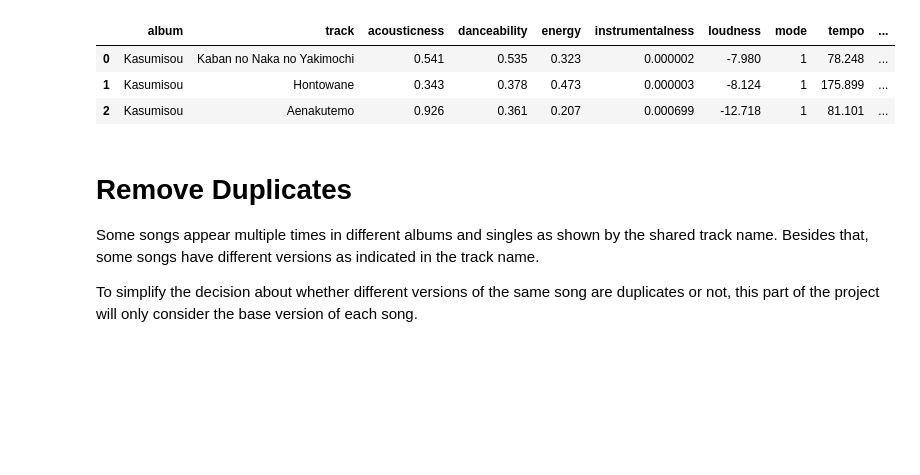
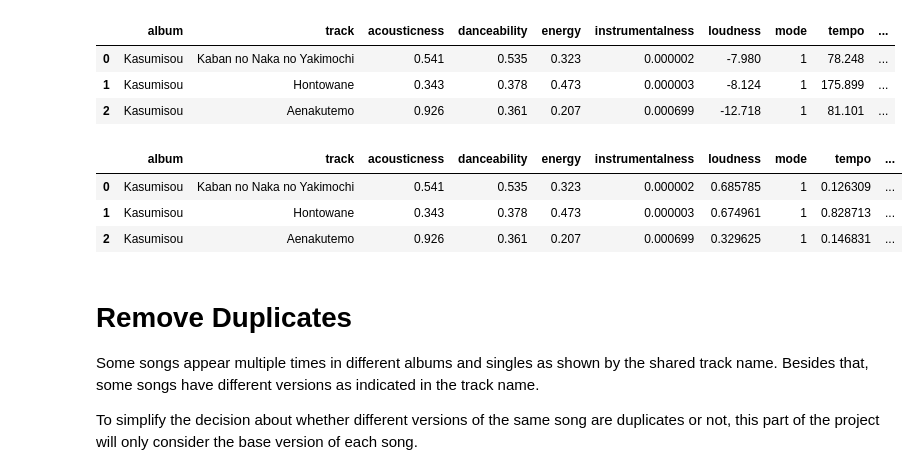
Before and after one commit to echodeltafour/data-science-adventures, a Jupyter notebook: clustering/Oku_Hanako_songs.ipynb, the cells around one changed output. Drawn from its saved outputs; the diff is of its cells as text; code cells hidden in the pictures; blank space fills up the shorter version.

```diff
--- a/clustering/Oku_Hanako_songs.ipynb
+++ b/clustering/Oku_Hanako_songs.ipynb
@@ -159,3 +168,23 @@ encoded_df.head(3)
+# %%
+# Define columns to scale
+minmax_cols = ['tempo', 'loudness']
+
+# Initialise min max scaler
+minmax_scaler = MinMaxScaler()
+
+# Train the min max scaler on the selected columns
+minmax_scaler.fit(encoded_df[minmax_cols])
+
+# Apply the min max scaler
+encoded_df[minmax_cols] = minmax_scaler.transform(encoded_df[minmax_cols])
+
+
+encoded_df.head(3)
+# %% [output]
+|  | album | track | acousticness | danceability | energy | instrumentalness | loudness | mode | tempo | ... |
+| 0 | Kasumisou | Kaban no Naka no Yakimochi | 0.541 | 0.535 | 0.323 | 0.000002 | 0.685785 | 1 | 0.126309 | ... |
+| 1 | Kasumisou | Hontowane | 0.343 | 0.378 | 0.473 | 0.000003 | 0.674961 | 1 | 0.828713 | ... |
+| 2 | Kasumisou | Aenakutemo | 0.926 | 0.361 | 0.207 | 0.000699 | 0.329625 | 1 | 0.146831 | ... |
 # %% [markdown]
 # Remove Duplicates
 
```
Also changed, not shown: parts of 6 cells of this notebook.
